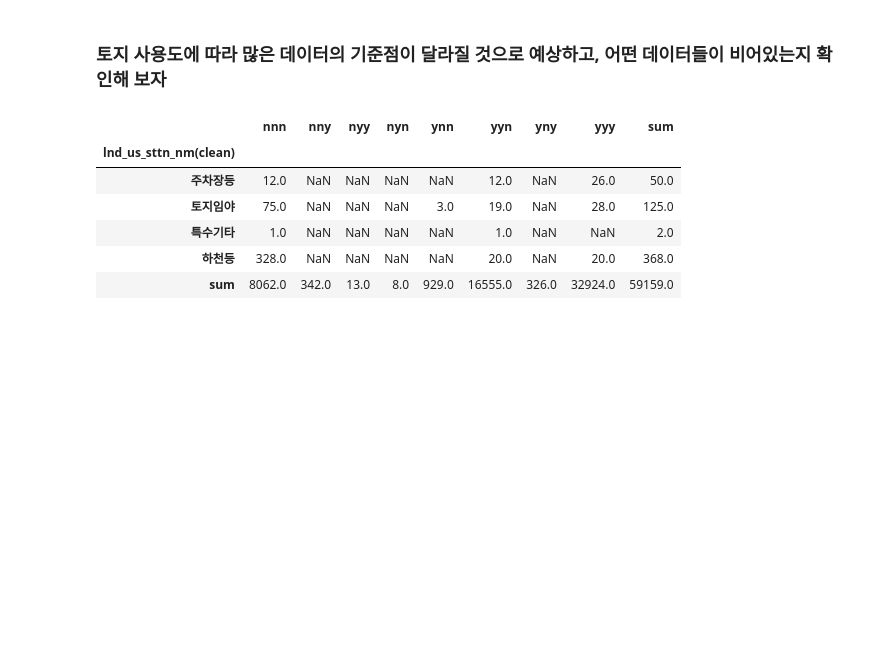
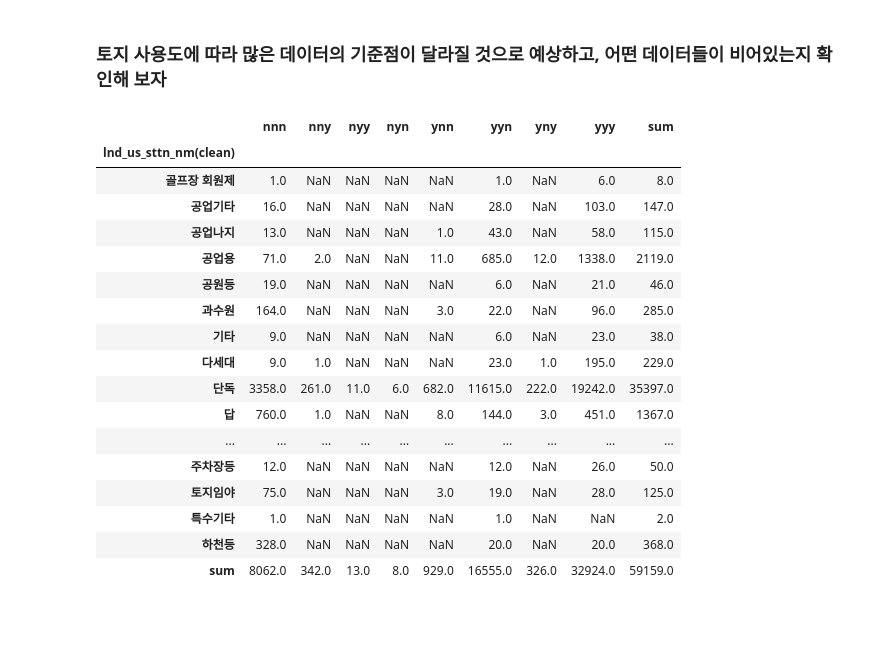
Before and after one commit to hanseul-wang/fire-prediction-model-Kimhae, a Jupyter notebook: Fire/Data_analysis/토지 데이터 결측치 처리.ipynb, the cells around one changed output. Cells and saved outputs as stored; diff of their text form; code cells hidden in the pictures; blank space fills up the shorter version.

```diff
--- a/Fire/Data_analysis/토지 데이터 결측치 처리.ipynb
+++ b/Fire/Data_analysis/토지 데이터 결측치 처리.ipynb
@@ -136,34 +117,45 @@ us_cnt = pd.DataFrame()
 
 d = D[A & B & C]
 us_cnt['nnn'] = d.groupby('lnd_us_sttn_nm(clean)').count()['id']
 
 d = D[A & B & ~C]
 us_cnt['nny'] = d.groupby('lnd_us_sttn_nm(clean)').count()['id']
 
 d = D[A & ~B & ~C]
 us_cnt['nyy'] = d.groupby('lnd_us_sttn_nm(clean)').count()['id']
 
 d = D[A & ~B & C]
 us_cnt['nyn'] = d.groupby('lnd_us_sttn_nm(clean)').count()['id']
 
 d = D[~A & B & C]
 us_cnt['ynn'] = d.groupby('lnd_us_sttn_nm(clean)').count()['id']
 
 d = D[~A & ~B & C]
 us_cnt['yyn'] = d.groupby('lnd_us_sttn_nm(clean)').count()['id']
 
 d = D[~A & B & ~C]
 us_cnt['yny'] = d.groupby('lnd_us_sttn_nm(clean)').count()['id']
 
 d = D[~A & ~B & ~C]
 us_cnt['yyy'] = d.groupby('lnd_us_sttn_nm(clean)').count()['id']
 
 us_cnt['sum'] = us_cnt.apply(lambda row : row.sum(), axis = 1)
 us_cnt.loc['sum'] = us_cnt.apply(lambda col : col.sum())
-us_cnt.tail()
+us_cnt
 # %% [output]
 |  | nnn | nny | nyy | nyn | ynn | yyn | yny | yyy | sum |
 | lnd_us_sttn_nm(clean) |  |  |  |  |  |  |  |  |  |
+| 골프장 회원제 | 1.0 | NaN | NaN | NaN | NaN | 1.0 | NaN | 6.0 | 8.0 |
+| 공업기타 | 16.0 | NaN | NaN | NaN | NaN | 28.0 | NaN | 103.0 | 147.0 |
+| 공업나지 | 13.0 | NaN | NaN | NaN | 1.0 | 43.0 | NaN | 58.0 | 115.0 |
+| 공업용 | 71.0 | 2.0 | NaN | NaN | 11.0 | 685.0 | 12.0 | 1338.0 | 2119.0 |
+| 공원등 | 19.0 | NaN | NaN | NaN | NaN | 6.0 | NaN | 21.0 | 46.0 |
+| 과수원 | 164.0 | NaN | NaN | NaN | 3.0 | 22.0 | NaN | 96.0 | 285.0 |
+| 기타 | 9.0 | NaN | NaN | NaN | NaN | 6.0 | NaN | 23.0 | 38.0 |
+| 다세대 | 9.0 | 1.0 | NaN | NaN | NaN | 23.0 | 1.0 | 195.0 | 229.0 |
+| 단독 | 3358.0 | 261.0 | 11.0 | 6.0 | 682.0 | 11615.0 | 222.0 | 19242.0 | 35397.0 |
+| 답 | 760.0 | 1.0 | NaN | NaN | 8.0 | 144.0 | 3.0 | 451.0 | 1367.0 |
+| ... | ... | ... | ... | ... | ... | ... | ... | ... | ... |
 | 주차장등 | 12.0 | NaN | NaN | NaN | NaN | 12.0 | NaN | 26.0 | 50.0 |
 | 토지임야 | 75.0 | NaN | NaN | NaN | 3.0 | 19.0 | NaN | 28.0 | 125.0 |
 | 특수기타 | 1.0 | NaN | NaN | NaN | NaN | 1.0 | NaN | NaN | 2.0 |
```
Also changed, not shown: parts of 21 cells of this notebook, 6 other files.
